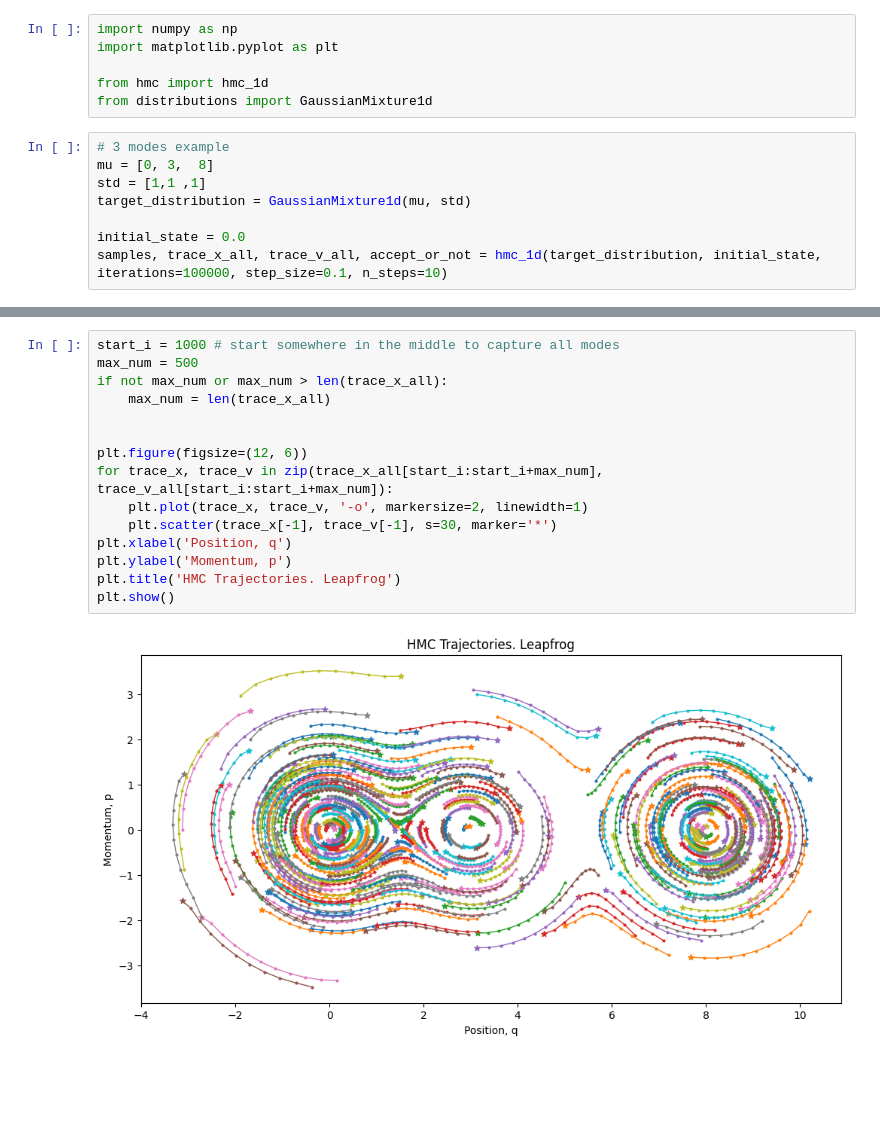
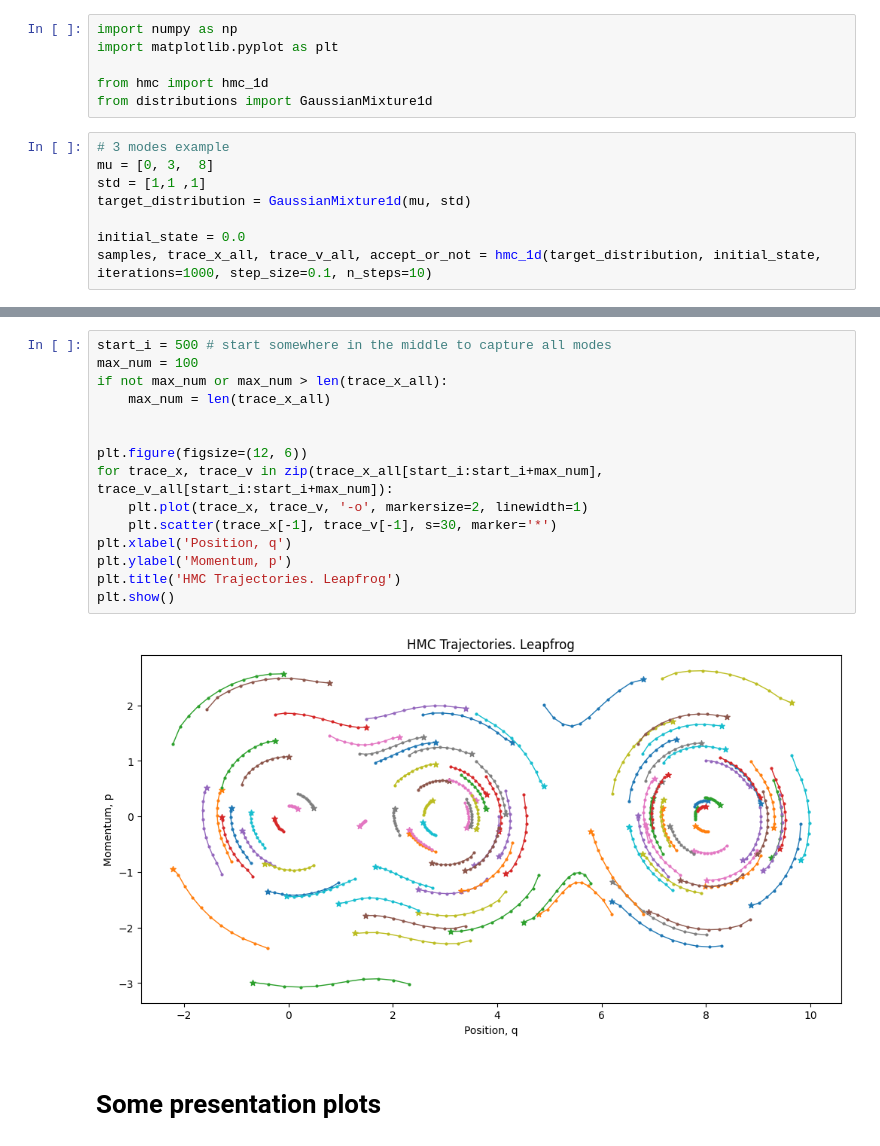
Before and after one commit to iscyb/HMC, a Jupyter notebook: src/1d/experiments.ipynb, the cells around one changed output, grey strips where cells are left out. Saved outputs shown, nothing was run; the diff lists cells and outputs as text; blank space fills up the shorter version.

```diff
--- a/src/1d/experiments.ipynb
+++ b/src/1d/experiments.ipynb
@@ -11,6 +11,6 @@ std = [1,1 ,1]
 target_distribution = GaussianMixture1d(mu, std)
 
 initial_state = 0.0
-samples, trace_x_all, trace_v_all, accept_or_not = hmc_1d(target_distribution, initial_state, iterations=100000, step_size=0.1, n_steps=10)
+samples, trace_x_all, trace_v_all, accept_or_not = hmc_1d(target_distribution, initial_state, iterations=1000, step_size=0.1, n_steps=10)
 # %% [output]
 Current iteration: 0
@@ -47,17 +37,19 @@ plt.show()
 # %%
-start_i = 1000 # start somewhere in the middle to capture all modes
-max_num = 500
+start_i = 500 # start somewhere in the middle to capture all modes
+max_num = 100
 if not max_num or max_num > len(trace_x_all):
     max_num = len(trace_x_all)
 
 
 plt.figure(figsize=(12, 6))
 for trace_x, trace_v in zip(trace_x_all[start_i:start_i+max_num], trace_v_all[start_i:start_i+max_num]):
     plt.plot(trace_x, trace_v, '-o', markersize=2, linewidth=1)
     plt.scatter(trace_x[-1], trace_v[-1], s=30, marker='*')
 plt.xlabel('Position, q')
 plt.ylabel('Momentum, p')
 plt.title('HMC Trajectories. Leapfrog')
 plt.show()
 # %% [output]
-[figure, old version]
+[figure, new version]
+# %% [markdown]
+# Some presentation plots
```
Also changed, not shown: parts of 6 cells of this notebook.
